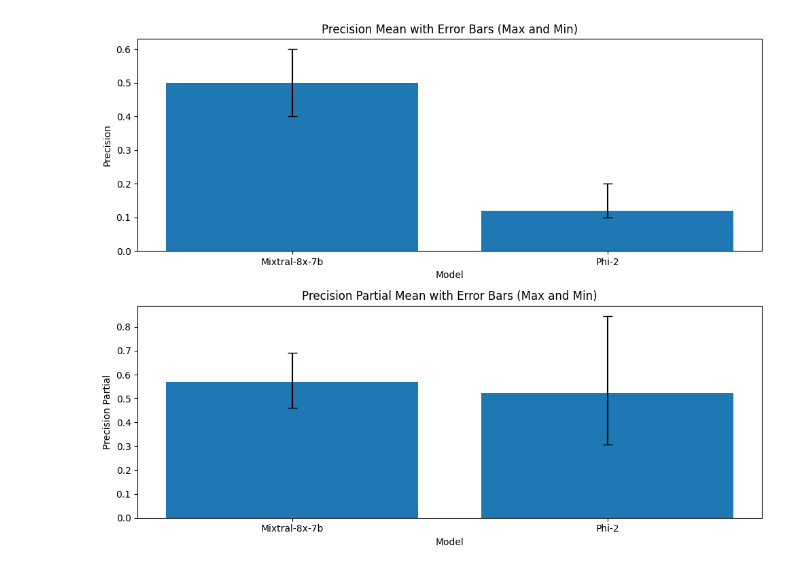
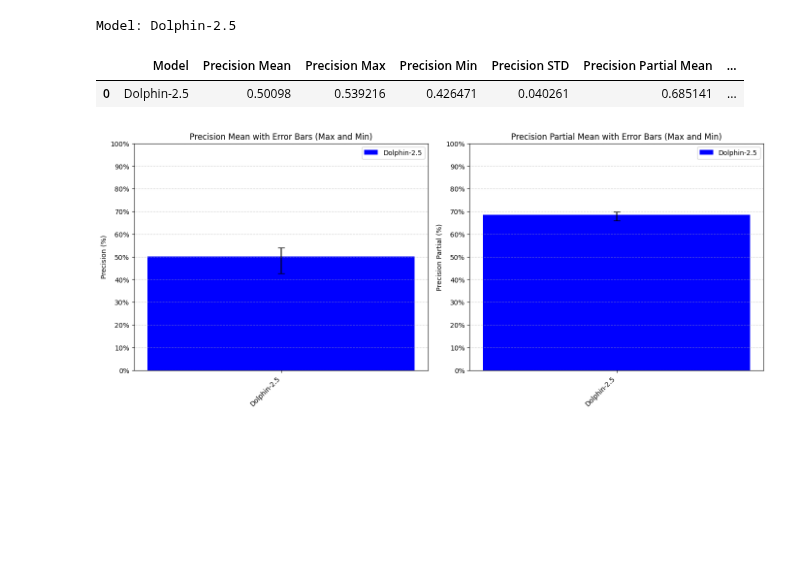
Before and after one commit to cybercampus-se/GenAICyberSecMCQA, a Jupyter notebook: src/mcqa_LLM.ipynb, the cells around one changed output. Cells and saved outputs as stored; diff of their text form; code cells hidden in the pictures; blank space fills up the shorter version.

```diff
--- a/src/mcqa_LLM.ipynb
+++ b/src/mcqa_LLM.ipynb
@@ -618,22 +556,18 @@ F C E
-# %%
-
-statistics_df = model_statistics
-# Plotting
-fig, axs = plt.subplots(2, figsize=(10, 8))
-
-# Plot Precision Mean with error bars for Max and Min
-axs[0].bar(statistics_df['Model'], statistics_df['Precision Mean'], yerr=[statistics_df['Precision Mean'] - statistics_df['Precision Min'], statistics_df['Precision Max'] - statistics_df['Precision Mean']], capsize=5)
-axs[0].set_title('Precision Mean with Error Bars (Max and Min)')
-axs[0].set_ylabel('Precision')
-axs[0].set_xlabel('Model')
-
-# Plot Precision Partial Mean with error bars for Max and Min
-axs[1].bar(statistics_df['Model'], statistics_df['Precision Partial Mean'], yerr=[statistics_df['Precision Partial Mean'] - statistics_df['Precision Partial Min'], statistics_df['Precision Partial Max'] - statistics_df['Precision Partial Mean']], capsize=5)
-axs[1].set_title('Precision Partial Mean with Error Bars (Max and Min)')
-axs[1].set_ylabel('Precision Partial')
-axs[1].set_xlabel('Model')
-
-plt.tight_layout()
-plt.show()
-# %% [output]
-[figure, removed]
+# %%
+for model, model_path in MODEL_PATH.items():
+    print(f"Model: {model}")
+    for shuffled_iteration in range(NUM_OF_SHUFFLES):
+        llm_exam_result = pd.read_pickle(f"../data/{model}_shuffled_{shuffled_iteration}_201_301.pkl")
+        evaluation_df = evaluation(llm_exam_result)
+        #Concat the evaluation dataframe to the complete dataframe
+        shuffled_evalutation_df = pd.concat([shuffled_evalutation_df, evaluation_df], ignore_index=True)
+model_statistics = calculate_model_statistics(shuffled_evalutation_df)
+display(model_statistics)
+plot_evaluation(model_statistics)
+shuffled_evalutation_df.to_pickle(OUTPUT_EVALUATION_DETAILED)
+model_statistics.to_pickle(OUTPUT_EVALUATION)
+# %% [output]
+Model: Dolphin-2.5
+|  | Model | Precision Mean | Precision Max | Precision Min | Precision STD | Precision Partial Mean | ... |
+| 0 | Dolphin-2.5 | 0.50098 | 0.539216 | 0.426471 | 0.040261 | 0.685141 | ... |
+[figure, added]
```
Also changed, not shown: parts of 5 cells of this notebook, 27 other files.
